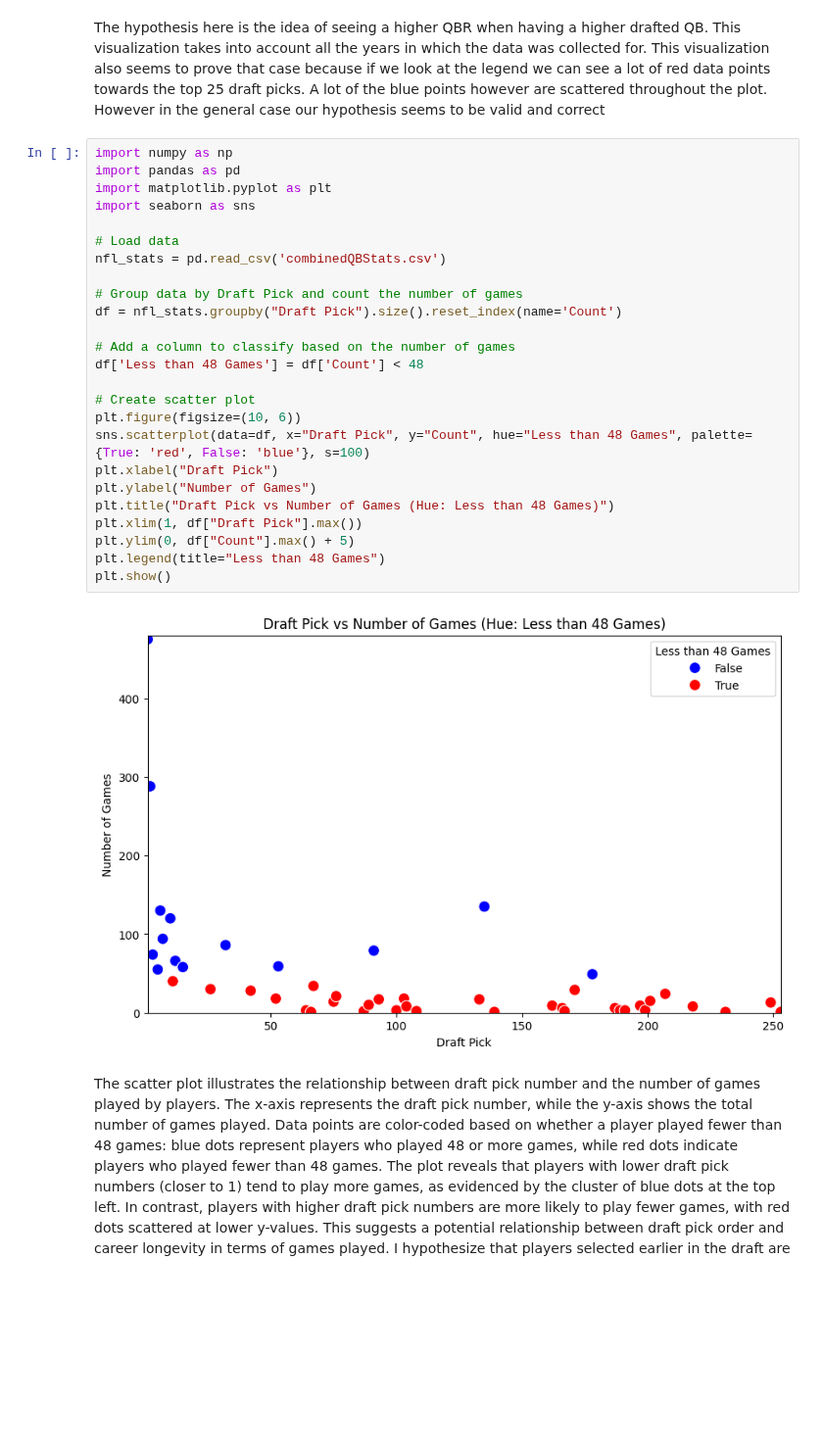
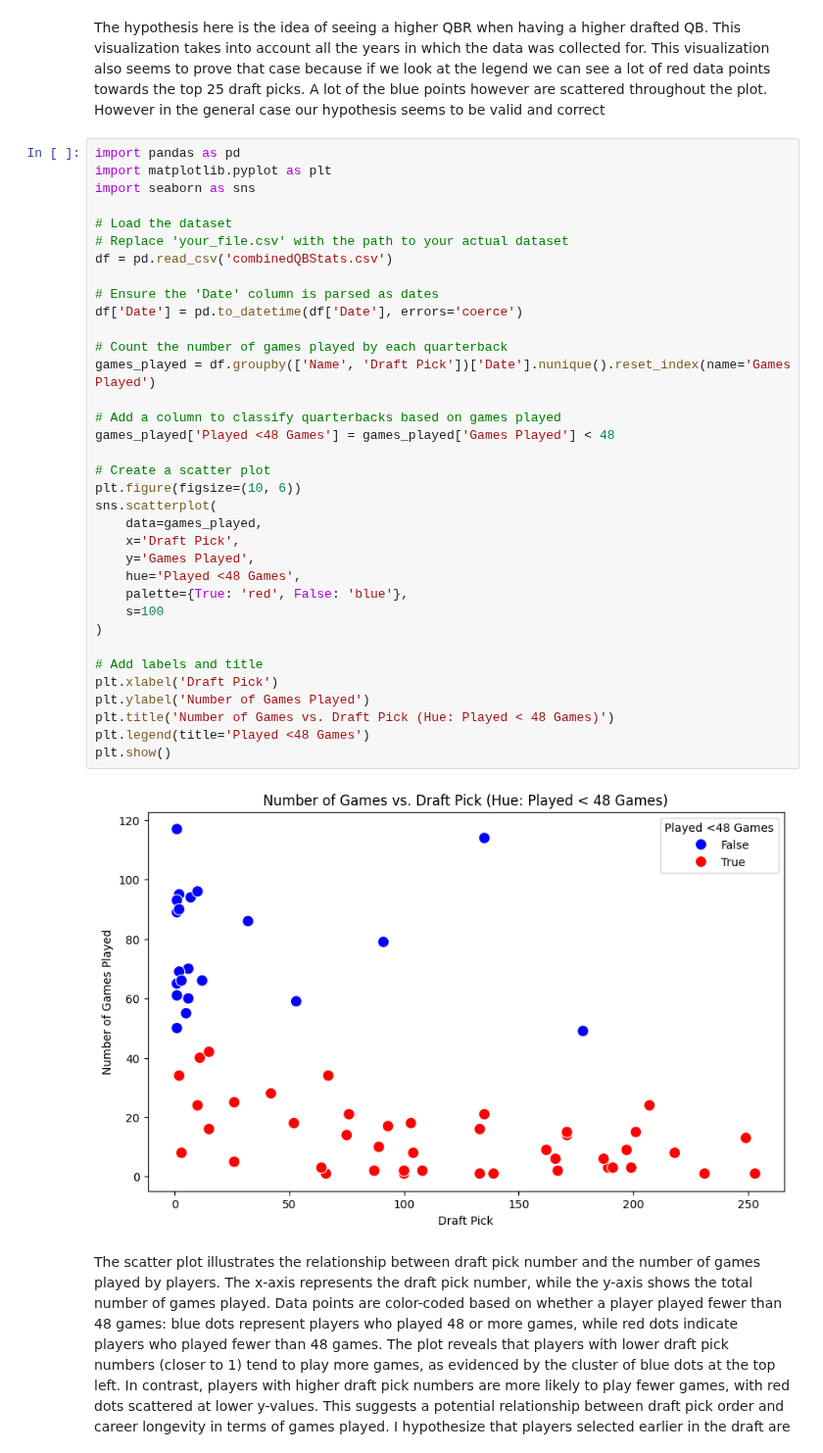
Before and after one commit to cs418-fa24/project-check-in-team-8, a Jupyter notebook: Final_report.ipynb, the cells around one changed output. Shown at 98% size. Drawn from its saved outputs; the diff is of its cells as text; blank space fills up the shorter version.

Commit message:
fixed visuals

```diff
--- a/Final_report.ipynb
+++ b/Final_report.ipynb
@@ -73,32 +73,42 @@ plt.show()
 # %% [markdown]
 The hypothesis here is the idea of seeing a higher QBR when having a higher drafted QB. This visualization takes into account all the years in which the data was collected for. This visualization also seems to prove that case because if we look at the legend we can see a lot of red data points towards the top 25 draft picks. A lot of the blue points however are scattered throughout the plot. However in the general case our hypothesis seems to be valid and correct
 # %%
-import numpy as np
 import pandas as pd
 import matplotlib.pyplot as plt
 import seaborn as sns
 
-# Load data
-nfl_stats = pd.read_csv('combinedQBStats.csv')
+# Load the dataset
+# Replace 'your_file.csv' with the path to your actual dataset
+df = pd.read_csv('combinedQBStats.csv')
 
-# Group data by Draft Pick and count the number of games
-df = nfl_stats.groupby("Draft Pick").size().reset_index(name='Count')
+# Ensure the 'Date' column is parsed as dates
+df['Date'] = pd.to_datetime(df['Date'], errors='coerce')
 
-# Add a column to classify based on the number of games
-df['Less than 48 Games'] = df['Count'] < 48
+# Count the number of games played by each quarterback
+games_played = df.groupby(['Name', 'Draft Pick'])['Date'].nunique().reset_index(name='Games Played')
 
-# Create scatter plot
+# Add a column to classify quarterbacks based on games played
+games_played['Played <48 Games'] = games_played['Games Played'] < 48
+
+# Create a scatter plot
 plt.figure(figsize=(10, 6))
-sns.scatterplot(data=df, x="Draft Pick", y="Count", hue="Less than 48 Games", palette={True: 'red', False: 'blue'}, s=100)
-plt.xlabel("Draft Pick")
-plt.ylabel("Number of Games")
-plt.title("Draft Pick vs Number of Games (Hue: Less than 48 Games)")
-plt.xlim(1, df["Draft Pick"].max())
-plt.ylim(0, df["Count"].max() + 5)
-plt.legend(title="Less than 48 Games")
+sns.scatterplot(
+    data=games_played,
+    x='Draft Pick',
+    y='Games Played',
+    hue='Played <48 Games',
+    palette={True: 'red', False: 'blue'},
+    s=100
+)
+
+# Add labels and title
+plt.xlabel('Draft Pick')
+plt.ylabel('Number of Games Played')
+plt.title('Number of Games vs. Draft Pick (Hue: Played < 48 Games)')
+plt.legend(title='Played <48 Games')
 plt.show()
 # %% [output]
-[figure, old version]
+[figure, new version]
 # %% [markdown]
 The scatter plot illustrates the relationship between draft pick number and the number of games played by players. The x-axis represents the draft pick number, while the y-axis shows the total number of games played. Data points are color-coded based on whether a player played fewer than 48 games: blue dots represent players who played 48 or more games, while red dots indicate players who played fewer than 48 games. The plot reveals that players with lower draft pick numbers (closer to 1) tend to play more games, as evidenced by the cluster of blue dots at the top left. In contrast, players with higher draft pick numbers are more likely to play fewer games, with red dots scattered at lower y-values. This suggests a potential relationship between draft pick order and career longevity in terms of games played. I hypothesize that players selected earlier in the draft are more likely to have longer careers, as measured by the number of games played, compared to players selected later in the draft because since they are a higher pick, they get more of a chance to play more games and make more mistakes. If you are a higher pick and if you make mistakes, you would not get as many chances.
 # %%
```
